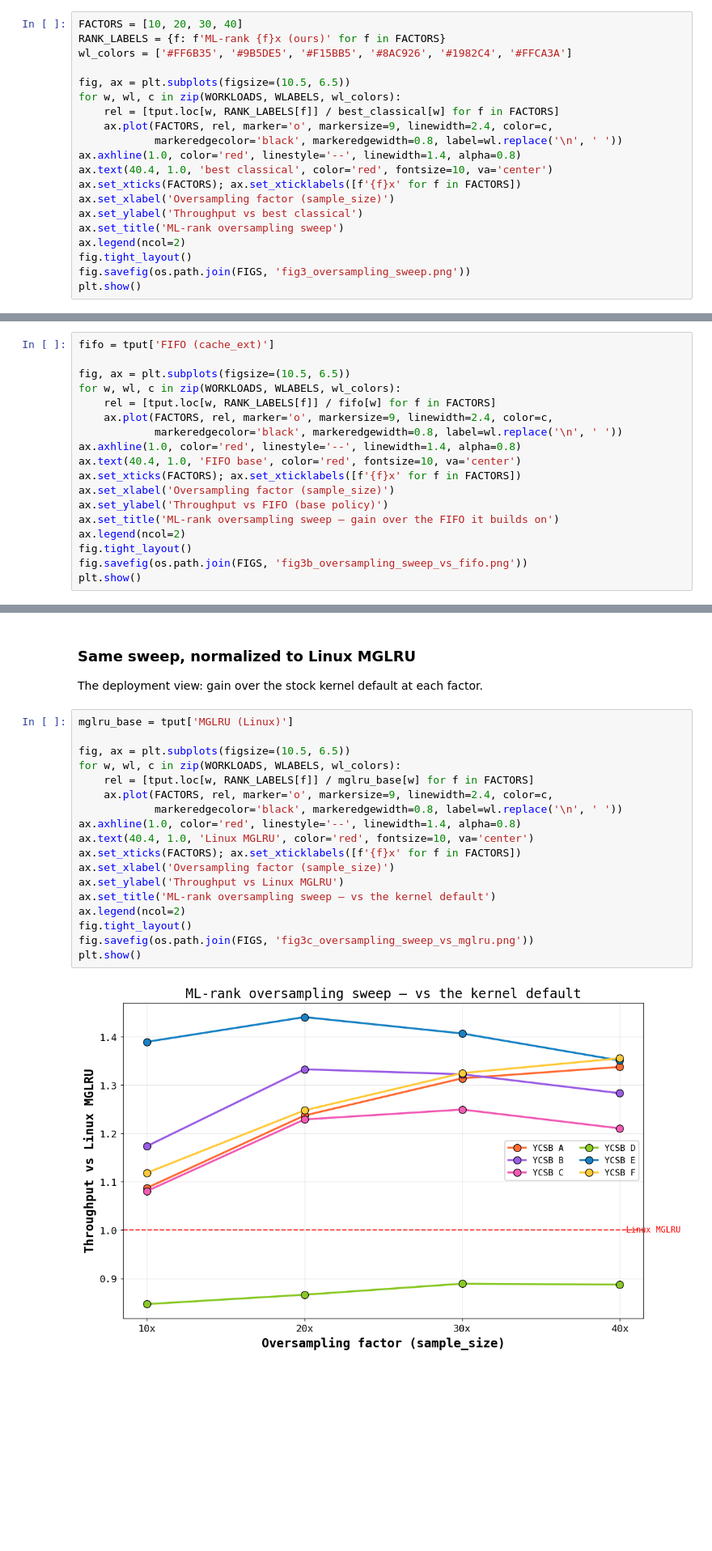
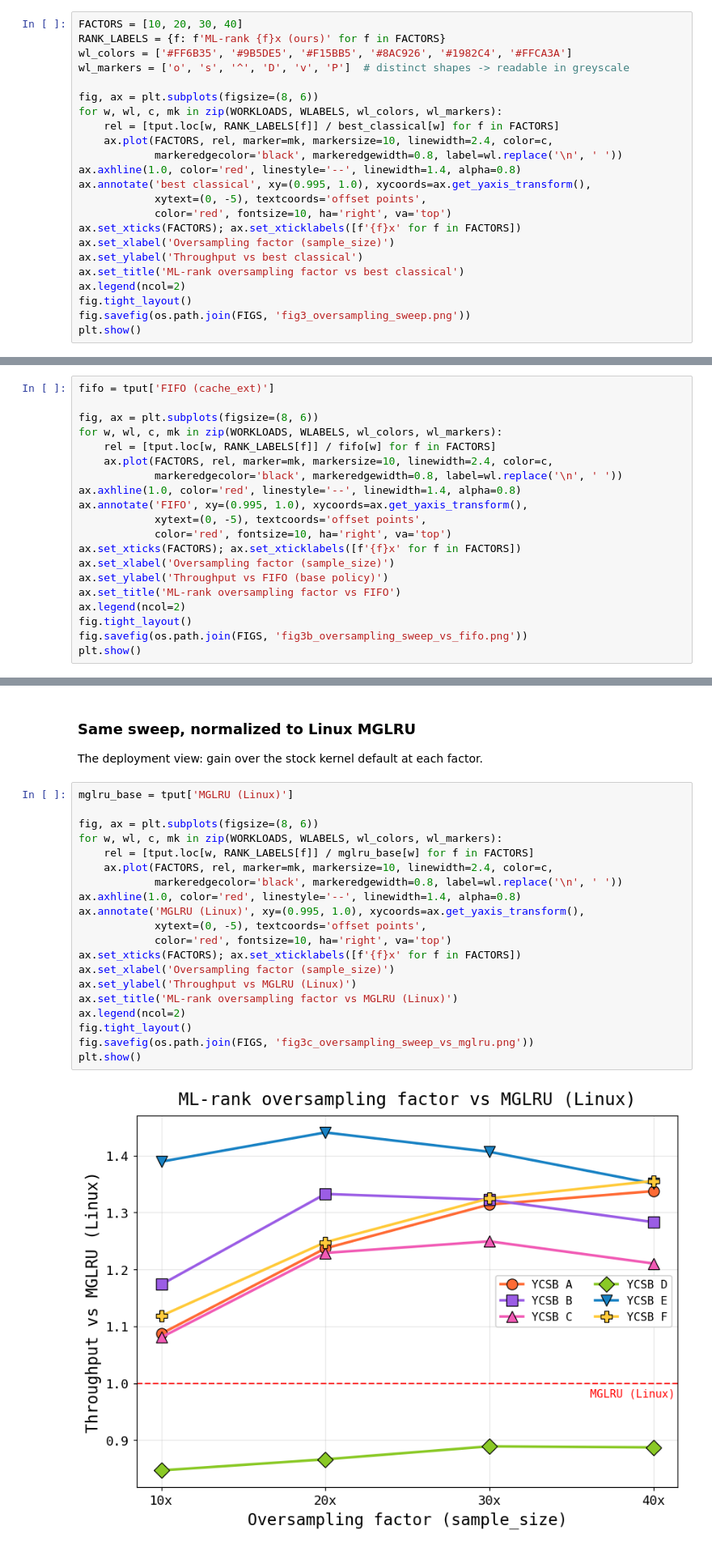
Before and after one commit to JayAndJef/cache_ext_lc, a Jupyter notebook: visualizations/results.ipynb, the cells around one changed output, grey strips where cells are left out. Shown at 81% size. Cells and saved outputs as stored; diff of their text form; blank space fills up the shorter version.

```diff
--- a/visualizations/results.ipynb
+++ b/visualizations/results.ipynb
@@ -172,18 +208,21 @@ classical policy.
 FACTORS = [10, 20, 30, 40]
 RANK_LABELS = {f: f'ML-rank {f}x (ours)' for f in FACTORS}
 wl_colors = ['#FF6B35', '#9B5DE5', '#F15BB5', '#8AC926', '#1982C4', '#FFCA3A']
+wl_markers = ['o', 's', '^', 'D', 'v', 'P']  # distinct shapes -> readable in greyscale
 
-fig, ax = plt.subplots(figsize=(10.5, 6.5))
-for w, wl, c in zip(WORKLOADS, WLABELS, wl_colors):
+fig, ax = plt.subplots(figsize=(8, 6))
+for w, wl, c, mk in zip(WORKLOADS, WLABELS, wl_colors, wl_markers):
     rel = [tput.loc[w, RANK_LABELS[f]] / best_classical[w] for f in FACTORS]
-    ax.plot(FACTORS, rel, marker='o', markersize=9, linewidth=2.4, color=c,
+    ax.plot(FACTORS, rel, marker=mk, markersize=10, linewidth=2.4, color=c,
             markeredgecolor='black', markeredgewidth=0.8, label=wl.replace('\n', ' '))
 ax.axhline(1.0, color='red', linestyle='--', linewidth=1.4, alpha=0.8)
-ax.text(40.4, 1.0, 'best classical', color='red', fontsize=10, va='center')
+ax.annotate('best classical', xy=(0.995, 1.0), xycoords=ax.get_yaxis_transform(),
+            xytext=(0, -5), textcoords='offset points',
+            color='red', fontsize=10, ha='right', va='top')
 ax.set_xticks(FACTORS); ax.set_xticklabels([f'{f}x' for f in FACTORS])
 ax.set_xlabel('Oversampling factor (sample_size)')
 ax.set_ylabel('Throughput vs best classical')
-ax.set_title('ML-rank oversampling sweep')
+ax.set_title('ML-rank oversampling factor vs best classical')
 ax.legend(ncol=2)
 fig.tight_layout()
 fig.savefig(os.path.join(FIGS, 'fig3_oversampling_sweep.png'))
@@ -198,17 +237,19 @@ is the pure value-added of the model.
 # %%
 fifo = tput['FIFO (cache_ext)']
 
-fig, ax = plt.subplots(figsize=(10.5, 6.5))
-for w, wl, c in zip(WORKLOADS, WLABELS, wl_colors):
+fig, ax = plt.subplots(figsize=(8, 6))
+for w, wl, c, mk in zip(WORKLOADS, WLABELS, wl_colors, wl_markers):
     rel = [tput.loc[w, RANK_LABELS[f]] / fifo[w] for f in FACTORS]
-    ax.plot(FACTORS, rel, marker='o', markersize=9, linewidth=2.4, color=c,
+    ax.plot(FACTORS, rel, marker=mk, markersize=10, linewidth=2.4, color=c,
             markeredgecolor='black', markeredgewidth=0.8, label=wl.replace('\n', ' '))
 ax.axhline(1.0, color='red', linestyle='--', linewidth=1.4, alpha=0.8)
-ax.text(40.4, 1.0, 'FIFO base', color='red', fontsize=10, va='center')
+ax.annotate('FIFO', xy=(0.995, 1.0), xycoords=ax.get_yaxis_transform(),
+            xytext=(0, -5), textcoords='offset points',
+            color='red', fontsize=10, ha='right', va='top')
 ax.set_xticks(FACTORS); ax.set_xticklabels([f'{f}x' for f in FACTORS])
 ax.set_xlabel('Oversampling factor (sample_size)')
 ax.set_ylabel('Throughput vs FIFO (base policy)')
-ax.set_title('ML-rank oversampling sweep — gain over the FIFO it builds on')
+ax.set_title('ML-rank oversampling factor vs FIFO')
 ax.legend(ncol=2)
 fig.tight_layout()
 fig.savefig(os.path.join(FIGS, 'fig3b_oversampling_sweep_vs_fifo.png'))
@@ -221,22 +262,24 @@ The deployment view: gain over the stock kernel default at each factor.
 # %%
 mglru_base = tput['MGLRU (Linux)']
 
-fig, ax = plt.subplots(figsize=(10.5, 6.5))
-for w, wl, c in zip(WORKLOADS, WLABELS, wl_colors):
+fig, ax = plt.subplots(figsize=(8, 6))
+for w, wl, c, mk in zip(WORKLOADS, WLABELS, wl_colors, wl_markers):
     rel = [tput.loc[w, RANK_LABELS[f]] / mglru_base[w] for f in FACTORS]
-    ax.plot(FACTORS, rel, marker='o', markersize=9, linewidth=2.4, color=c,
+    ax.plot(FACTORS, rel, marker=mk, markersize=10, linewidth=2.4, color=c,
             markeredgecolor='black', markeredgewidth=0.8, label=wl.replace('\n', ' '))
 ax.axhline(1.0, color='red', linestyle='--', linewidth=1.4, alpha=0.8)
-ax.text(40.4, 1.0, 'Linux MGLRU', color='red', fontsize=10, va='center')
+ax.annotate('MGLRU (Linux)', xy=(0.995, 1.0), xycoords=ax.get_yaxis_transform(),
+            xytext=(0, -5), textcoords='offset points',
+            color='red', fontsize=10, ha='right', va='top')
 ax.set_xticks(FACTORS); ax.set_xticklabels([f'{f}x' for f in FACTORS])
 ax.set_xlabel('Oversampling factor (sample_size)')
-ax.set_ylabel('Throughput vs Linux MGLRU')
-ax.set_title('ML-rank oversampling sweep — vs the kernel default')
+ax.set_ylabel('Throughput vs MGLRU (Linux)')
+ax.set_title('ML-rank oversampling factor vs MGLRU (Linux)')
 ax.legend(ncol=2)
 fig.tight_layout()
 fig.savefig(os.path.join(FIGS, 'fig3c_oversampling_sweep_vs_mglru.png'))
 plt.show()
 # %% [output]
-[figure, old version]
+[figure, new version]
 # %% [markdown]
 ## Normalized-throughput heatmap
```
Also changed, not shown: parts of 29 cells of this notebook, 38 other files.
